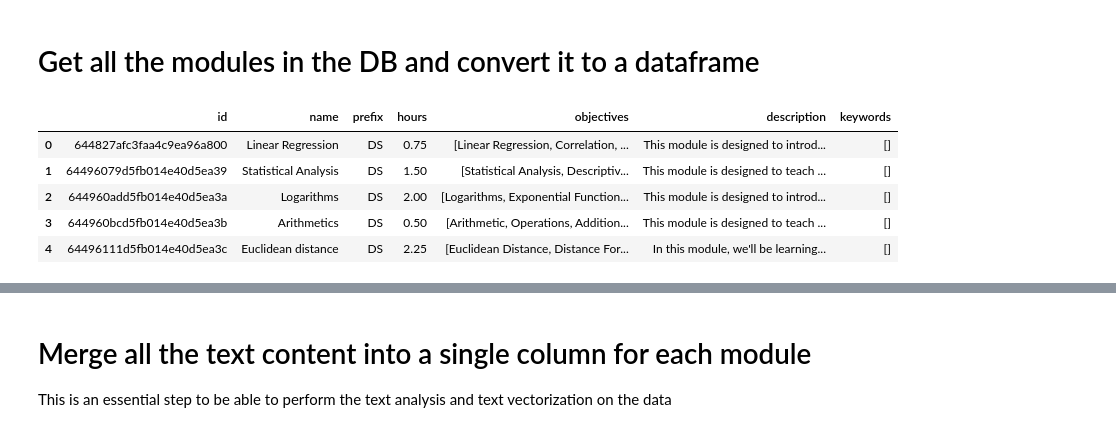
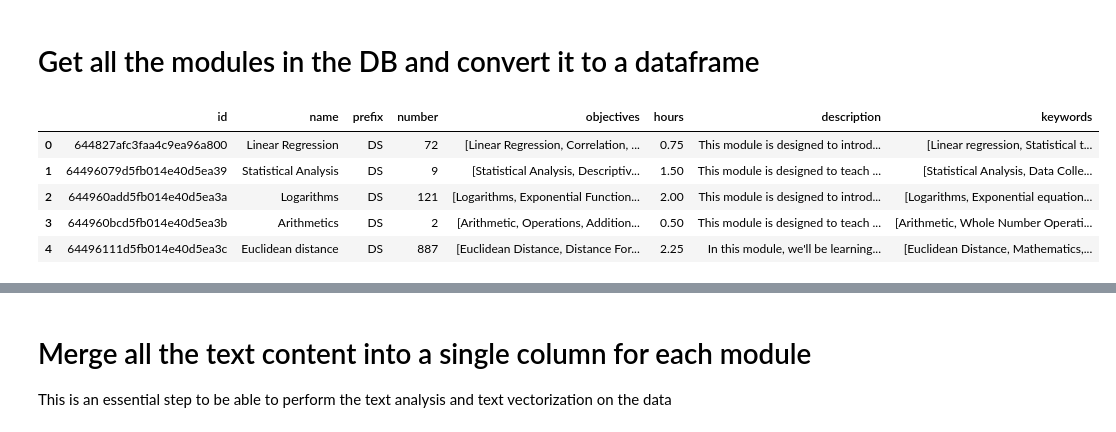
Before and after one commit to odu-emse/mms, a Jupyter notebook: cluster.ipynb, the cells around one changed output, grey strips where cells are left out. Saved outputs shown, nothing was run; the diff lists cells and outputs as text; code cells hidden in the pictures.

Commit message:
feat(clustering): module data from JSON file with GPT entries

```diff
--- a/cluster.ipynb
+++ b/cluster.ipynb
@@ -48,19 +76,26 @@ url = 'http://localhost:4000/graphql'
 # %% [markdown]
 # Get all the modules in the DB and convert it to a dataframe
 # %%
-moduleData = requests.post(url, json={'query': '{ module(input:{}){id, name, prefix, hours, objectives, description, keywords} }'}).json()
+# moduleData = requests.post(url, json={'query': '{ module(input:{}){id, name, prefix, hours, objectives, description, keywords} }'}).json()
 
-MODULE_COUNT = len(moduleData.get('data').get('module'))
+# load module data from json file
+import json
+with open('input/603_gpt.json') as json_file:
+    moduleData = json.load(json_file)
+
+# MODULE_COUNT = len(moduleData.get('data').get('module'))
+MODULE_COUNT = len(moduleData)
 # CLUSTER_COUNT = np.sqrt(MODULE_COUNT)
 CLUSTER_COUNT = 25
 # %%
-moduleDF = pd.DataFrame(moduleData.get('data').get('module'))
+# moduleDF = pd.DataFrame(moduleData.get('data').get('module'))
+moduleDF = pd.DataFrame(moduleData)
 
 moduleDF.head()
 # %% [output]
-|  | id | name | prefix | hours | objectives | description | keywords |
-| 0 | 644827afc3faa4c9ea96a800 | Linear Regression | DS | 0.75 | [Linear Regression, Correlation, ... | This module is designed to introd... | [] |
-| 1 | 64496079d5fb014e40d5ea39 | Statistical Analysis | DS | 1.50 | [Statistical Analysis, Descriptiv... | This module is designed to teach ... | [] |
-| 2 | 644960add5fb014e40d5ea3a | Logarithms | DS | 2.00 | [Logarithms, Exponential Function... | This module is designed to introd... | [] |
-| 3 | 644960bcd5fb014e40d5ea3b | Arithmetics | DS | 0.50 | [Arithmetic, Operations, Addition... | This module is designed to teach ... | [] |
-| 4 | 64496111d5fb014e40d5ea3c | Euclidean distance | DS | 2.25 | [Euclidean Distance, Distance For... | In this module, we'll be learning... | [] |
+|  | id | name | prefix | number | objectives | hours | description | keywords |
+| 0 | 644827afc3faa4c9ea96a800 | Linear Regression | DS | 72 | [Linear Regression, Correlation, ... | 0.75 | This module is designed to introd... | [Linear regression, Statistical t... |
+| 1 | 64496079d5fb014e40d5ea39 | Statistical Analysis | DS | 9 | [Statistical Analysis, Descriptiv... | 1.50 | This module is designed to teach ... | [Statistical Analysis, Data Colle... |
+| 2 | 644960add5fb014e40d5ea3a | Logarithms | DS | 121 | [Logarithms, Exponential Function... | 2.00 | This module is designed to introd... | [Logarithms, Exponential equation... |
+| 3 | 644960bcd5fb014e40d5ea3b | Arithmetics | DS | 2 | [Arithmetic, Operations, Addition... | 0.50 | This module is designed to teach ... | [Arithmetic, Whole Number Operati... |
+| 4 | 64496111d5fb014e40d5ea3c | Euclidean distance | DS | 887 | [Euclidean Distance, Distance For... | 2.25 | In this module, we'll be learning... | [Euclidean Distance, Mathematics,... |
```
Also changed, not shown: parts of 18 cells of this notebook, 1 other file.
